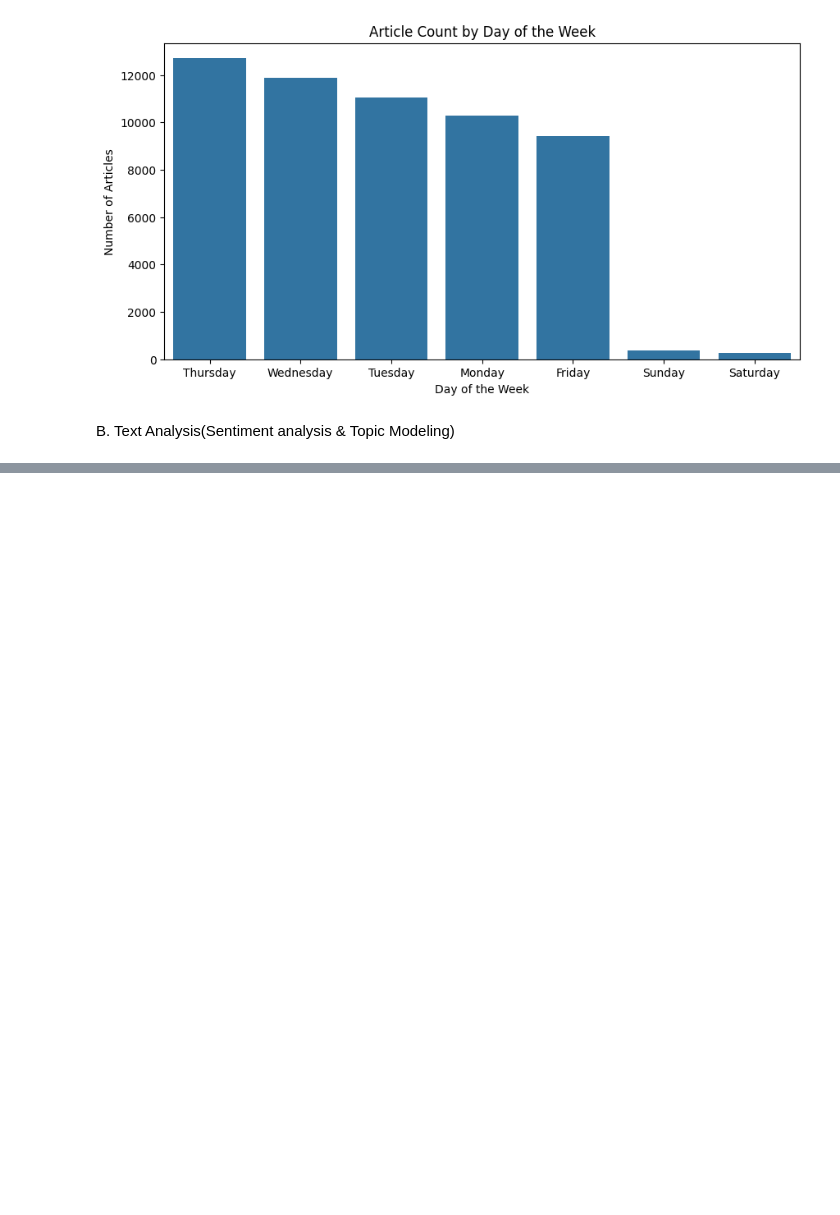
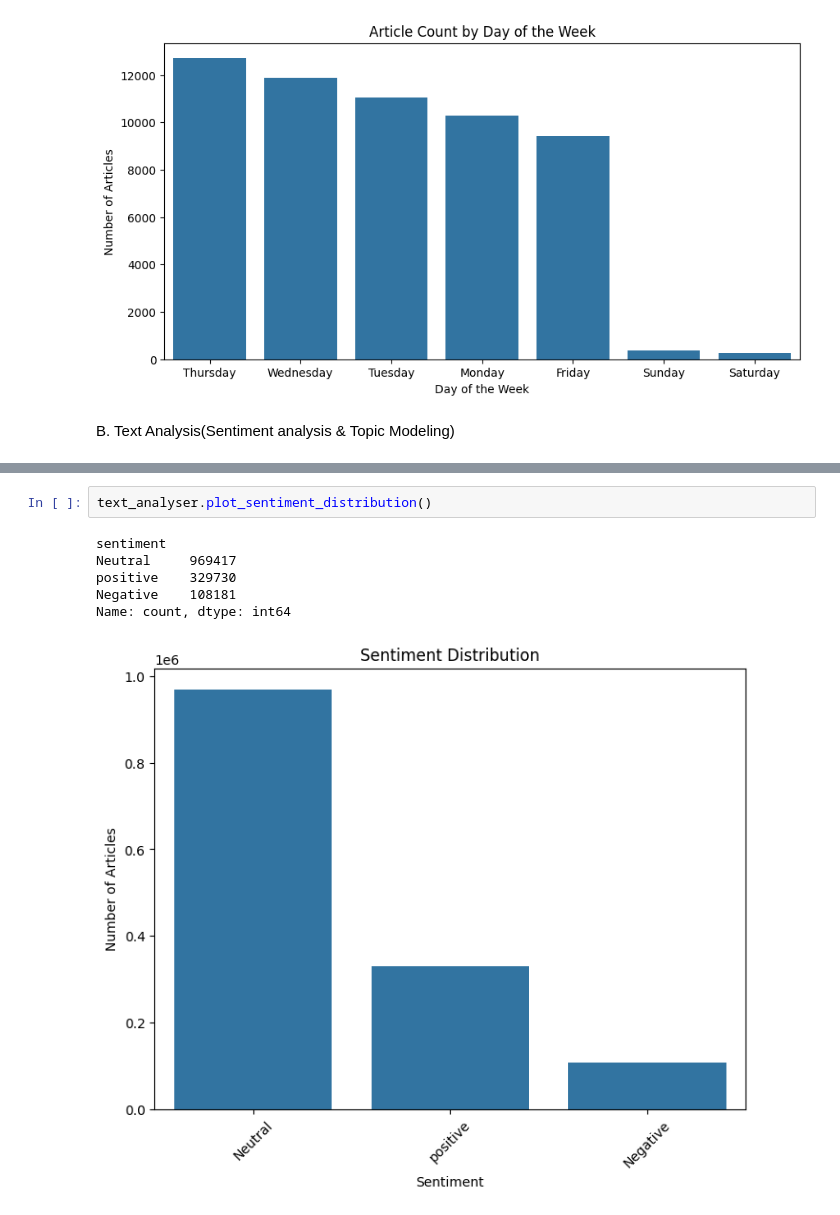
Before and after one commit to GetieBalew24/StockMarketAnalyis, a Jupyter notebook: notebooks/EDA_Stock_Market_Analysis.ipynb, the cells around one changed output, grey strips where cells are left out. Cells and saved outputs as stored; diff of their text form; blank space fills up the shorter version.

Commit message:
Sentiment Analyis

```diff
--- a/notebooks/EDA_Stock_Market_Analysis.ipynb
+++ b/notebooks/EDA_Stock_Market_Analysis.ipynb
@@ -165,0 +184,9 @@ cleand_data
+# %%
+text_analyser.plot_sentiment_distribution()
+# %% [output]
+sentiment
+Neutral     969417
+positive    329730
+Negative    108181
+Name: count, dtype: int64
+[figure, added]
```
Also changed, not shown: parts of 4 cells of this notebook, 2 other files.
